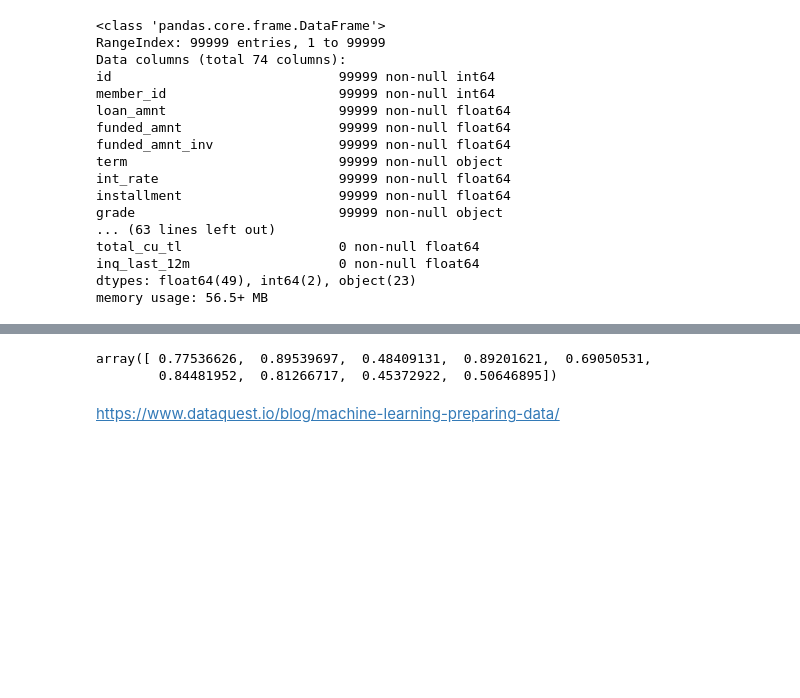
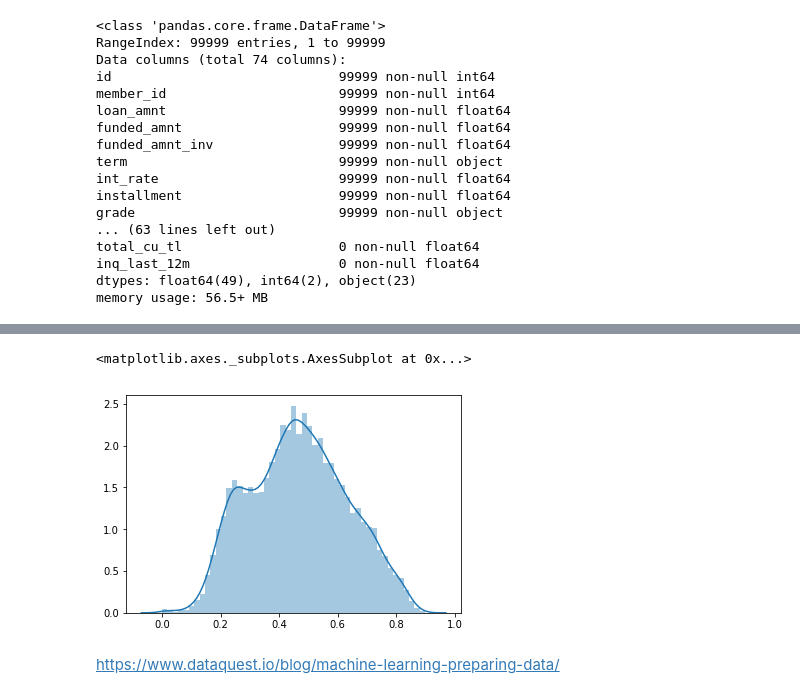
Before and after one commit to liuslouis/LC_data, a Jupyter notebook: pred.ipynb, the cells around one changed output, grey strips where cells are left out. Saved outputs shown, nothing was run; the diff lists cells and outputs as text; code cells hidden in the pictures; blank space fills up the shorter version.

```diff
--- a/pred.ipynb
+++ b/pred.ipynb
@@ -188,8 +227,8 @@ print(matrix)
 # %%
-logreg.predict_proba(X_test)[1:10,0]
+sns.distplot(logreg.predict_proba(X_test)[:,1])
 # %% [output]
-array([ 0.77536626,  0.89539697,  0.48409131,  0.89201621,  0.69050531,
-        0.84481952,  0.81266717,  0.45372922,  0.50646895])
+<matplotlib.axes._subplots.AxesSubplot at 0x...>
+[figure, added]
 # %%
 df.head(5)
 # %%
```
Also changed, not shown: parts of 19 cells of this notebook.
